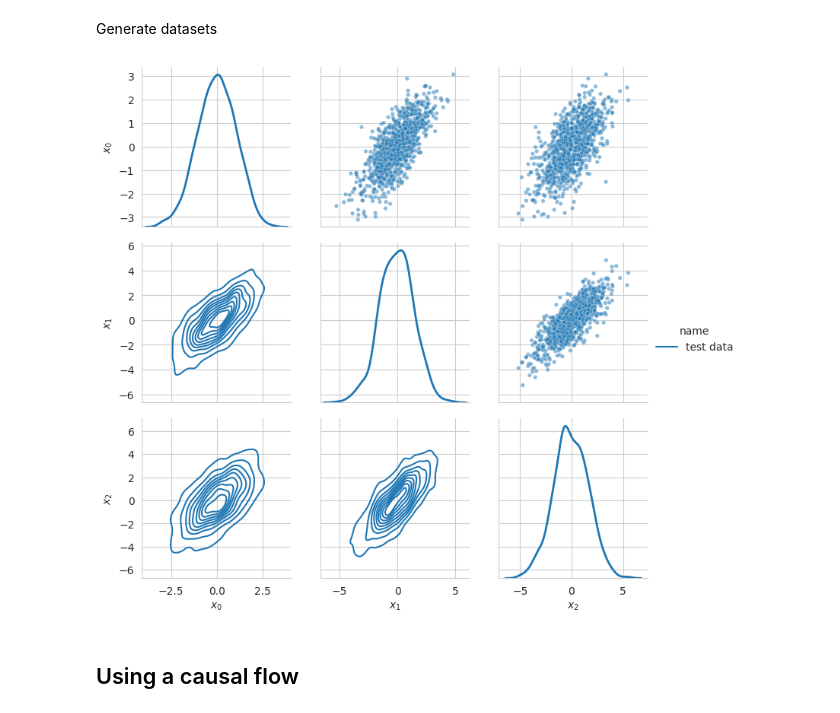
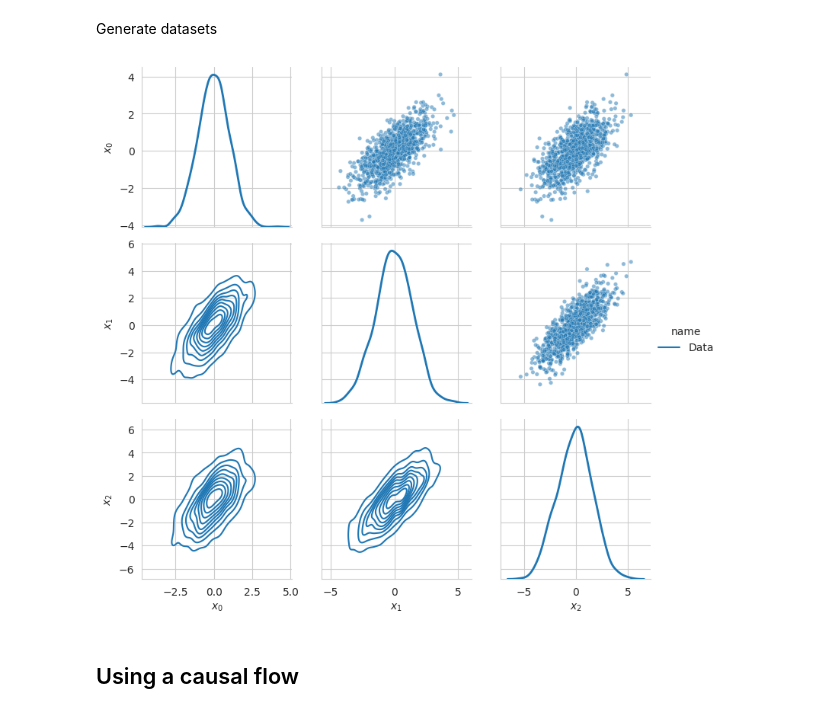
Before and after one commit to adrianjav/causal-flows, a Jupyter notebook: docs/tutorials/causal_flows.ipynb, the cells around one changed output. Cells and saved outputs as stored; diff of their text form; code cells hidden in the pictures.

```diff
--- a/docs/tutorials/causal_flows.ipynb
+++ b/docs/tutorials/causal_flows.ipynb
@@ -24,14 +21,0 @@ from torch.utils.data import DataLoader, TensorDataset
-# %%
-A = torch.tensor((
-    (0., 0, 0),
-    (1, 0, 0),
-    (0.25, 0.75, 0),
-))
-d = A.shape[0]
-
-def generate_data(size: int):
-    u = torch.randn((size, d))
-    x = u
-    for _ in range(d):
-        x = (x @ A.T) + u
-    return x
@@ -38 +24,30 @@ def generate_data(size: int):
+# %%
+class MyTriangleEqs(CausalEquations):
+    def __init__(self):
+        functions = [
+            lambda u1: u1 + 0.0,
+            lambda x1, u2: x1 + u2,
+            lambda x1, x2, u3: 0.25 * x1 + 0.75 * x2 + u3,
+        ]
+        inverses = [
+            lambda x1: x1 - 0.0,
+            lambda x1, x2: x2 - x1,
+            lambda x1, x2, x3: x3 - 0.75 * x2 - 0.25 * x1,
+        ]
+
+        super().__init__(functions, inverses)
+
+    @property
+    def adjacency(self):
+        return torch.tensor((
+            (1, 0, 0),
+            (1, 1, 0),
+            (1, 1, 1),
+        )).bool()
+# %%
+scm = SCM(equations=MyTriangleEqs(), base='std-gaussian')
+
+
+def generate_data(size: int):
+    return scm.sample((size,))
 # %%
@@ -67,26 +84,26 @@ test_loader = DataLoader(test_dataset, batch_size=test_size)
 # %%
 def create_df(tensors_dict):
     df_list = []
     for i, (k, x) in enumerate(tensors_dict.items()):
         df = pd.DataFrame(x.numpy(), columns=[f'$x_{j}$' for j in range(x.shape[1])])
         df['name'] = k
         df_list.append(df)
 
     df = pd.concat(df_list)
     return df
 
 
 def plot_data(tensors_dict):
     df = create_df(tensors_dict)
     g = sns.PairGrid(df, diag_sharey=False, hue='name')
     g.map_upper(sns.scatterplot, s=15, alpha=0.5)
     g.map_lower(sns.kdeplot, common_norm=False)
     g.map_diag(sns.kdeplot, lw=2, common_norm=False)
     g.add_legend()
     plt.show()
 
 
-plot_data({'test data': test_data})
+plot_data({'Data': test_data})
 # %% [output]
-[figure, old version]
+[figure, new version]
 # %% [markdown]
```
Also changed, not shown: parts of 13 cells of this notebook.
